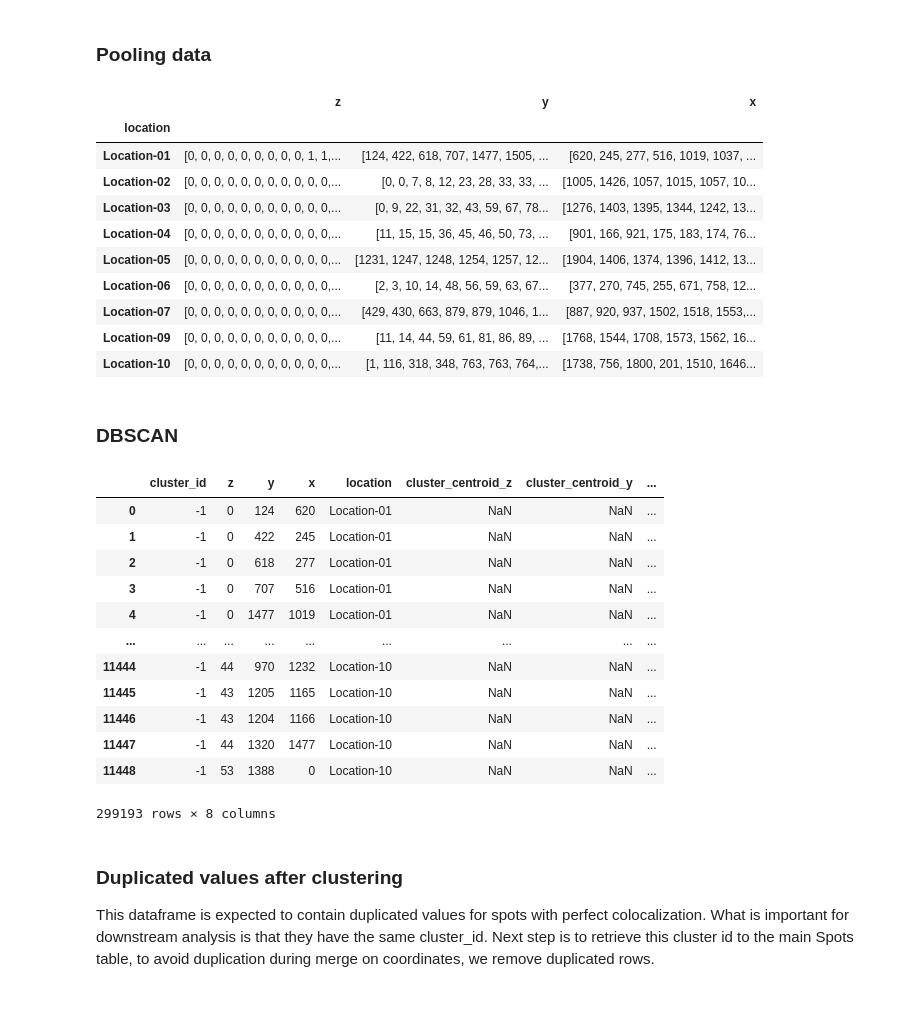
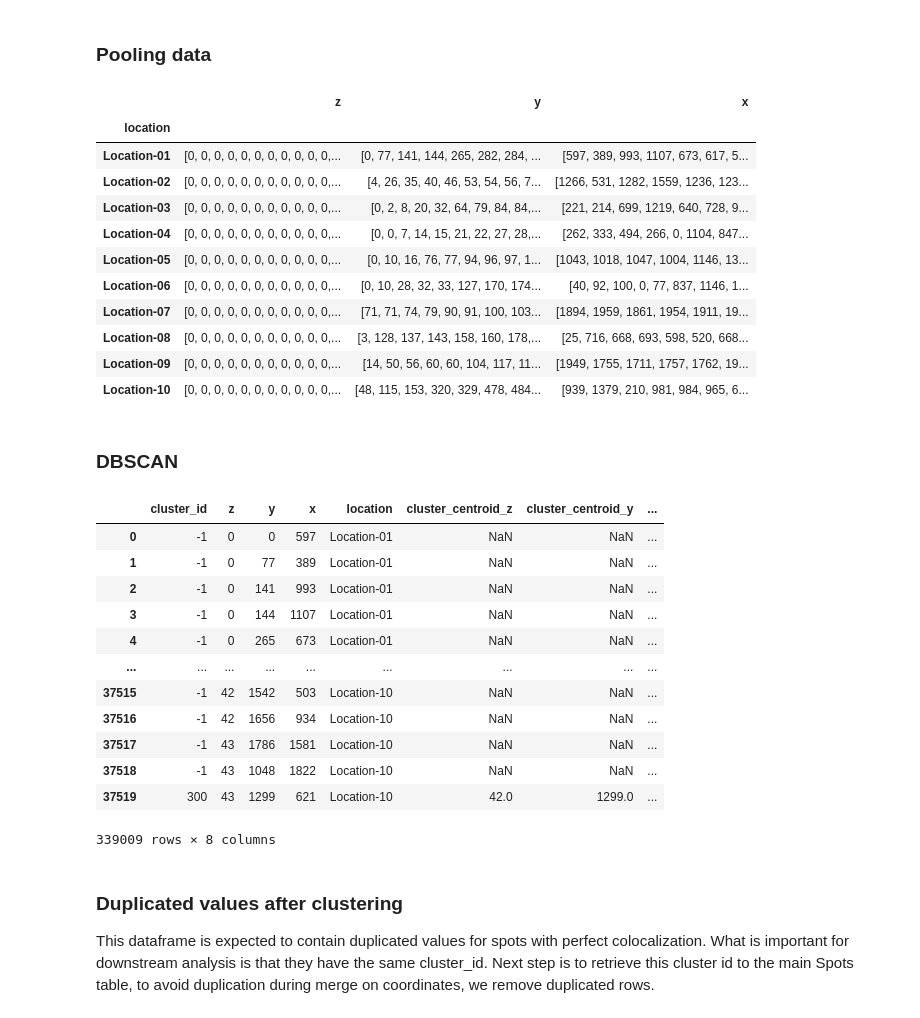
Before and after one commit to 2Echoes/Sequential_Fish, a Jupyter notebook: analysis/testing_notebooks/density_testing.ipynb, the cells around one changed output. Saved outputs shown, nothing was run; the diff lists cells and outputs as text; code cells hidden in the pictures.

```diff
--- a/analysis/testing_notebooks/density_testing.ipynb
+++ b/analysis/testing_notebooks/density_testing.ipynb
@@ -9,7 +9,8 @@ import matplotlib.pyplot as plt
 import os
 import bigfish.detection as detection
 
-RUN_PATH = "/media/floricslimani/SSD4To/SSD_floricslimani/Fish_seq/Davide/2024-08-12 - SeqFISH - HeLa - Puro - R2TP1-2_Run7/"
+RUN_PATH = "/media/floricslimani/SSD4To/SSD_floricslimani/Fish_seq/Davide/2024-09-03 - SeqFISH_Run8 - HeLa_POLR2"
+# RUN_PATH = '/media/floricslimani/SSD4To/SSD_floricslimani/Fish_seq/Davide/2024-08-12 - SeqFISH - HeLa - Puro - R2TP1-2_Run7/'
 OUTPUT_PATH = RUN_PATH + "/analysis/density/"
 os.makedirs(OUTPUT_PATH, exist_ok=True)
 # %%
@@ -63,3 +61,11 @@ MIN_NB_CLUSTER = 4
+# %%
+VOXEL_SIZE = tuple(Detection['voxel_size'].iat[0])
+VOXEL_SIZE = [int(i) for i in VOXEL_SIZE]
+
+MIN_NB_CLUSTER = 3 # Number for multiRNA cluster analysis
+
+CLUSTER_RADIUS = max(VOXEL_SIZE) # Colocalization analysis
+# CLUSTER_RADIUS = Detection['cluster_size'].iat[0] # regular clustering
 # %% [markdown]
 ### Pooling data
 # %%
@@ -72,15 +78,16 @@ spots_coordinates_per_fov
 # %% [output]
 |  | z | y | x |
 | location |  |  |  |
-| Location-01 | [0, 0, 0, 0, 0, 0, 0, 0, 0, 1, 1,... | [124, 422, 618, 707, 1477, 1505, ... | [620, 245, 277, 516, 1019, 1037, ... |
-| Location-02 | [0, 0, 0, 0, 0, 0, 0, 0, 0, 0, 0,... | [0, 0, 7, 8, 12, 23, 28, 33, 33, ... | [1005, 1426, 1057, 1015, 1057, 10... |
-| Location-03 | [0, 0, 0, 0, 0, 0, 0, 0, 0, 0, 0,... | [0, 9, 22, 31, 32, 43, 59, 67, 78... | [1276, 1403, 1395, 1344, 1242, 13... |
-| Location-04 | [0, 0, 0, 0, 0, 0, 0, 0, 0, 0, 0,... | [11, 15, 15, 36, 45, 46, 50, 73, ... | [901, 166, 921, 175, 183, 174, 76... |
-| Location-05 | [0, 0, 0, 0, 0, 0, 0, 0, 0, 0, 0,... | [1231, 1247, 1248, 1254, 1257, 12... | [1904, 1406, 1374, 1396, 1412, 13... |
-| Location-06 | [0, 0, 0, 0, 0, 0, 0, 0, 0, 0, 0,... | [2, 3, 10, 14, 48, 56, 59, 63, 67... | [377, 270, 745, 255, 671, 758, 12... |
-| Location-07 | [0, 0, 0, 0, 0, 0, 0, 0, 0, 0, 0,... | [429, 430, 663, 879, 879, 1046, 1... | [887, 920, 937, 1502, 1518, 1553,... |
-| Location-09 | [0, 0, 0, 0, 0, 0, 0, 0, 0, 0, 0,... | [11, 14, 44, 59, 61, 81, 86, 89, ... | [1768, 1544, 1708, 1573, 1562, 16... |
-| Location-10 | [0, 0, 0, 0, 0, 0, 0, 0, 0, 0, 0,... | [1, 116, 318, 348, 763, 763, 764,... | [1738, 756, 1800, 201, 1510, 1646... |
+| Location-01 | [0, 0, 0, 0, 0, 0, 0, 0, 0, 0, 0,... | [0, 77, 141, 144, 265, 282, 284, ... | [597, 389, 993, 1107, 673, 617, 5... |
+| Location-02 | [0, 0, 0, 0, 0, 0, 0, 0, 0, 0, 0,... | [4, 26, 35, 40, 46, 53, 54, 56, 7... | [1266, 531, 1282, 1559, 1236, 123... |
+| Location-03 | [0, 0, 0, 0, 0, 0, 0, 0, 0, 0, 0,... | [0, 2, 8, 20, 32, 64, 79, 84, 84,... | [221, 214, 699, 1219, 640, 728, 9... |
+| Location-04 | [0, 0, 0, 0, 0, 0, 0, 0, 0, 0, 0,... | [0, 0, 7, 14, 15, 21, 22, 27, 28,... | [262, 333, 494, 266, 0, 1104, 847... |
+| Location-05 | [0, 0, 0, 0, 0, 0, 0, 0, 0, 0, 0,... | [0, 10, 16, 76, 77, 94, 96, 97, 1... | [1043, 1018, 1047, 1004, 1146, 13... |
+| Location-06 | [0, 0, 0, 0, 0, 0, 0, 0, 0, 0, 0,... | [0, 10, 28, 32, 33, 127, 170, 174... | [40, 92, 100, 0, 77, 837, 1146, 1... |
+| Location-07 | [0, 0, 0, 0, 0, 0, 0, 0, 0, 0, 0,... | [71, 71, 74, 79, 90, 91, 100, 103... | [1894, 1959, 1861, 1954, 1911, 19... |
+| Location-08 | [0, 0, 0, 0, 0, 0, 0, 0, 0, 0, 0,... | [3, 128, 137, 143, 158, 160, 178,... | [25, 716, 668, 693, 598, 520, 668... |
+| Location-09 | [0, 0, 0, 0, 0, 0, 0, 0, 0, 0, 0,... | [14, 50, 56, 60, 60, 104, 117, 11... | [1949, 1755, 1711, 1757, 1762, 19... |
+| Location-10 | [0, 0, 0, 0, 0, 0, 0, 0, 0, 0, 0,... | [48, 115, 153, 320, 329, 478, 484... | [939, 1379, 210, 981, 984, 965, 6... |
 # %% [markdown]
 ### DBSCAN
 # %%
@@ -95,7 +102,7 @@ for location in spots_coordinates_per_fov.index :
     clustered_spot, clusters = detection.detect_clusters(
         spots,
         VOXEL_SIZE,
-        max(VOXEL_SIZE),
+        CLUSTER_RADIUS,
         MIN_NB_CLUSTER,
     )
 
@@ -108,45 +115,45 @@ for location in spots_coordinates_per_fov.index :
             'y' : y,
             'x' : x,
             'location' : location,
         })
 
     new_Clusters = pd.DataFrame({
         'cluster_id' : cluster_index,
         'cluster_centroid_z' : cluster_z,
         'cluster_centroid_y' : cluster_y,
         'cluster_centroid_x' : cluster_x,
     })
 
     check_len = len(new_Spots_clustered)
     new_Spots_clustered = pd.merge(
         new_Spots_clustered,
         new_Clusters,
         on='cluster_id',
         how='left',
         validate='m:1'
     )
     assert len(new_Spots_clustered) == check_len , "check for duplication"
 
     Spots_clustered = pd.concat([
         Spots_clustered,
         new_Spots_clustered,
     ], axis= 0)
 
 Spots_clustered
 # %% [output]
 |  | cluster_id | z | y | x | location | cluster_centroid_z | cluster_centroid_y | ... |
-| 0 | -1 | 0 | 124 | 620 | Location-01 | NaN | NaN | ... |
-| 1 | -1 | 0 | 422 | 245 | Location-01 | NaN | NaN | ... |
-| 2 | -1 | 0 | 618 | 277 | Location-01 | NaN | NaN | ... |
-| 3 | -1 | 0 | 707 | 516 | Location-01 | NaN | NaN | ... |
-| 4 | -1 | 0 | 1477 | 1019 | Location-01 | NaN | NaN | ... |
+| 0 | -1 | 0 | 0 | 597 | Location-01 | NaN | NaN | ... |
+| 1 | -1 | 0 | 77 | 389 | Location-01 | NaN | NaN | ... |
+| 2 | -1 | 0 | 141 | 993 | Location-01 | NaN | NaN | ... |
+| 3 | -1 | 0 | 144 | 1107 | Location-01 | NaN | NaN | ... |
+| 4 | -1 | 0 | 265 | 673 | Location-01 | NaN | NaN | ... |
 | ... | ... | ... | ... | ... | ... | ... | ... | ... |
-| 11444 | -1 | 44 | 970 | 1232 | Location-10 | NaN | NaN | ... |
-| 11445 | -1 | 43 | 1205 | 1165 | Location-10 | NaN | NaN | ... |
-| 11446 | -1 | 43 | 1204 | 1166 | Location-10 | NaN | NaN | ... |
-| 11447 | -1 | 44 | 1320 | 1477 | Location-10 | NaN | NaN | ... |
-| 11448 | -1 | 53 | 1388 | 0 | Location-10 | NaN | NaN | ... |
+| 37515 | -1 | 42 | 1542 | 503 | Location-10 | NaN | NaN | ... |
+| 37516 | -1 | 42 | 1656 | 934 | Location-10 | NaN | NaN | ... |
+| 37517 | -1 | 43 | 1786 | 1581 | Location-10 | NaN | NaN | ... |
+| 37518 | -1 | 43 | 1048 | 1822 | Location-10 | NaN | NaN | ... |
+| 37519 | 300 | 43 | 1299 | 621 | Location-10 | 42.0 | 1299.0 | ... |
-299193 rows × 8 columns
+339009 rows × 8 columns
 # %% [markdown]
 ### Duplicated values after clustering
 
```
Also changed, not shown: parts of 26 cells of this notebook, 26 other files.
